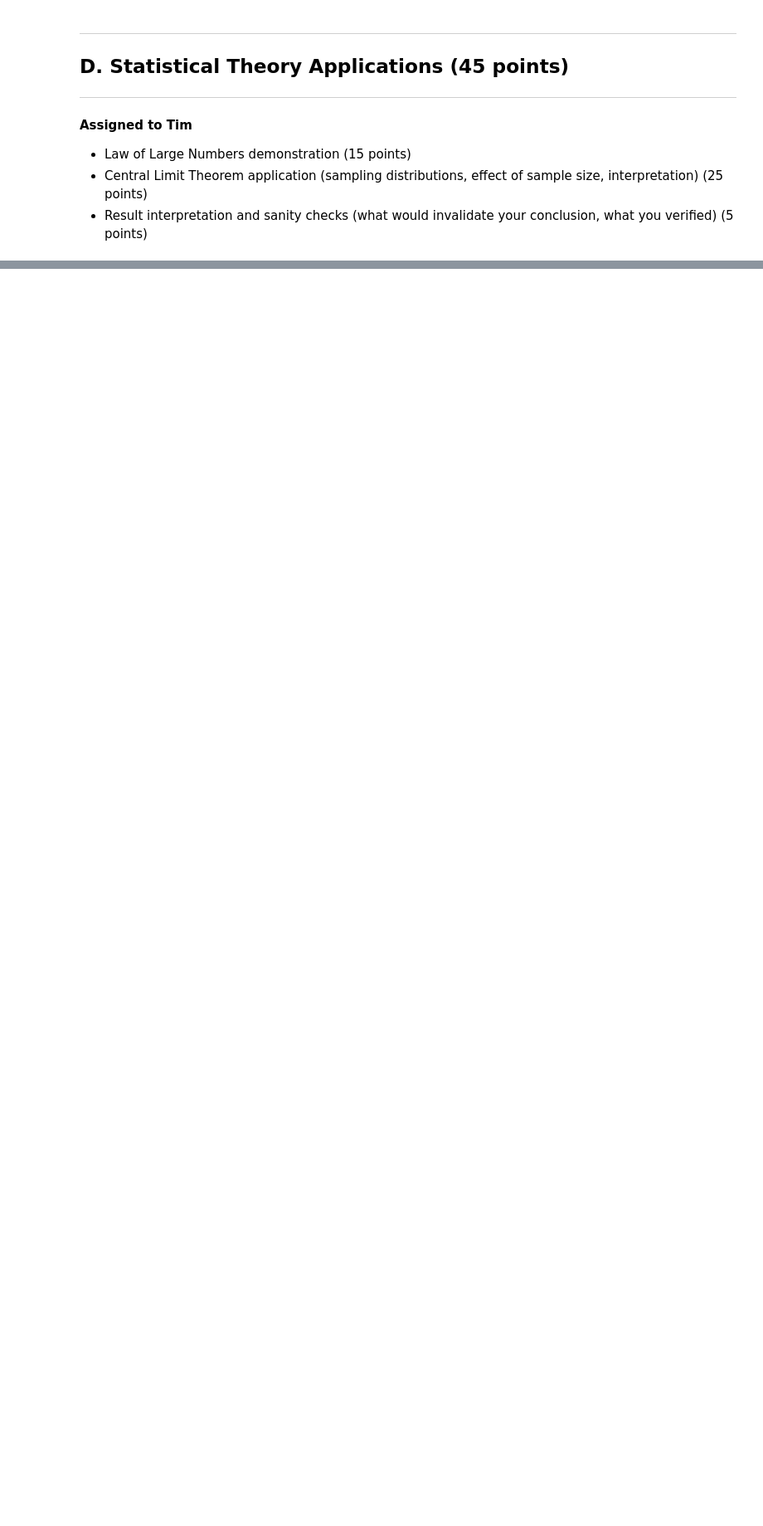
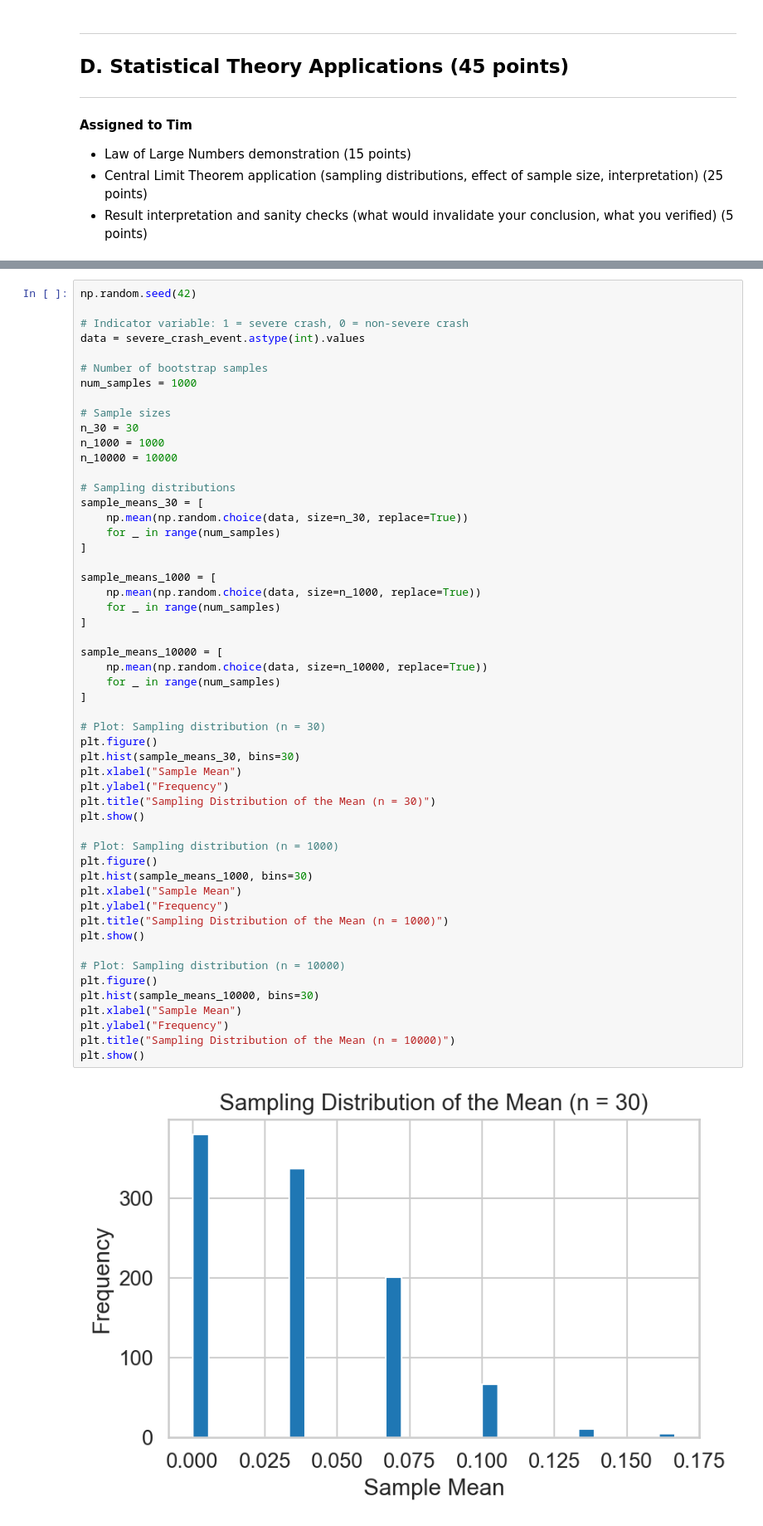
Before and after one commit to Lorenz-Buchinger/STM25_Data_Analysis_Circuit_Synergy, a Jupyter notebook: Final_Assignment.ipynb, the cells around one changed output, grey strips where cells are left out. Shown at 83% size. Drawn from its saved outputs; the diff is of its cells as text; blank space fills up the shorter version.

```diff
--- a/Final_Assignment.ipynb
+++ b/Final_Assignment.ipynb
@@ -973,0 +1123,55 @@ Potential Bias and Limitations:
+# %%
+np.random.seed(42)
+
+# Indicator variable: 1 = severe crash, 0 = non-severe crash
+data = severe_crash_event.astype(int).values
+
+# Number of bootstrap samples
+num_samples = 1000
+
+# Sample sizes
+n_30 = 30
+n_1000 = 1000
+n_10000 = 10000
+
+# Sampling distributions
+sample_means_30 = [
+    np.mean(np.random.choice(data, size=n_30, replace=True))
+    for _ in range(num_samples)
+]
+
+sample_means_1000 = [
+    np.mean(np.random.choice(data, size=n_1000, replace=True))
+    for _ in range(num_samples)
+]
+
+sample_means_10000 = [
+    np.mean(np.random.choice(data, size=n_10000, replace=True))
+    for _ in range(num_samples)
+]
+
+# Plot: Sampling distribution (n = 30)
+plt.figure()
+plt.hist(sample_means_30, bins=30)
+plt.xlabel("Sample Mean")
+plt.ylabel("Frequency")
+plt.title("Sampling Distribution of the Mean (n = 30)")
+plt.show()
+
+# Plot: Sampling distribution (n = 1000)
+plt.figure()
+plt.hist(sample_means_1000, bins=30)
+plt.xlabel("Sample Mean")
+plt.ylabel("Frequency")
+plt.title("Sampling Distribution of the Mean (n = 1000)")
+plt.show()
+
+# Plot: Sampling distribution (n = 10000)
+plt.figure()
+plt.hist(sample_means_10000, bins=30)
+plt.xlabel("Sample Mean")
+plt.ylabel("Frequency")
+plt.title("Sampling Distribution of the Mean (n = 10000)")
+plt.show()
+# %% [output]
+[figure, added]
```
Also changed, not shown: parts of 9 cells of this notebook.
